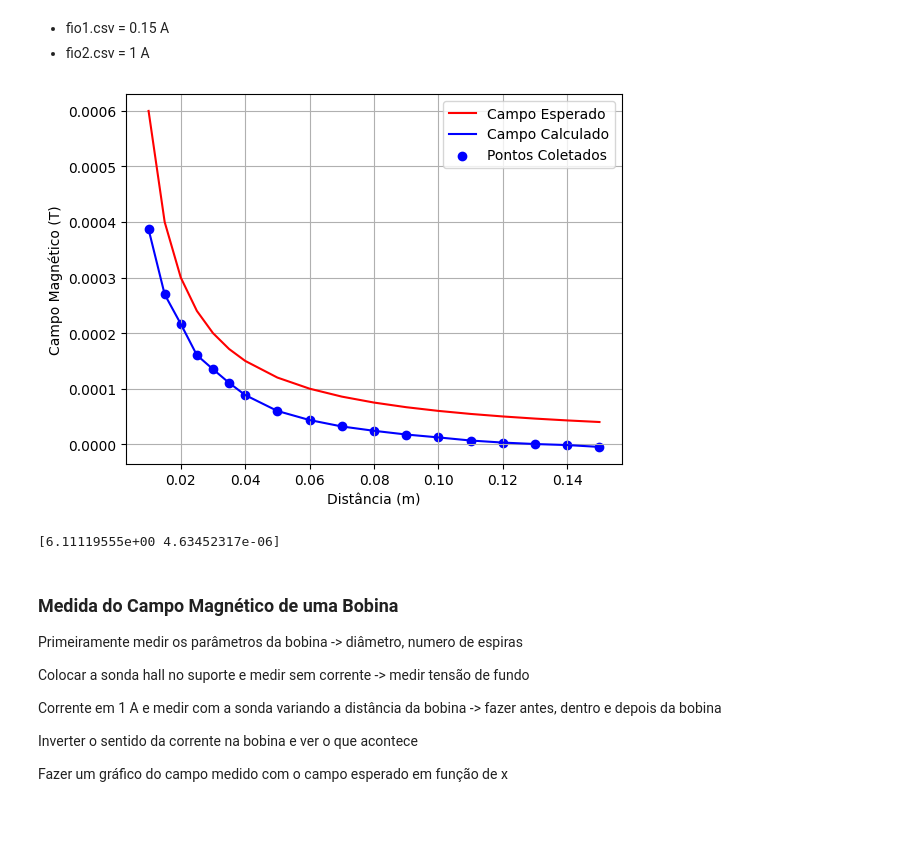
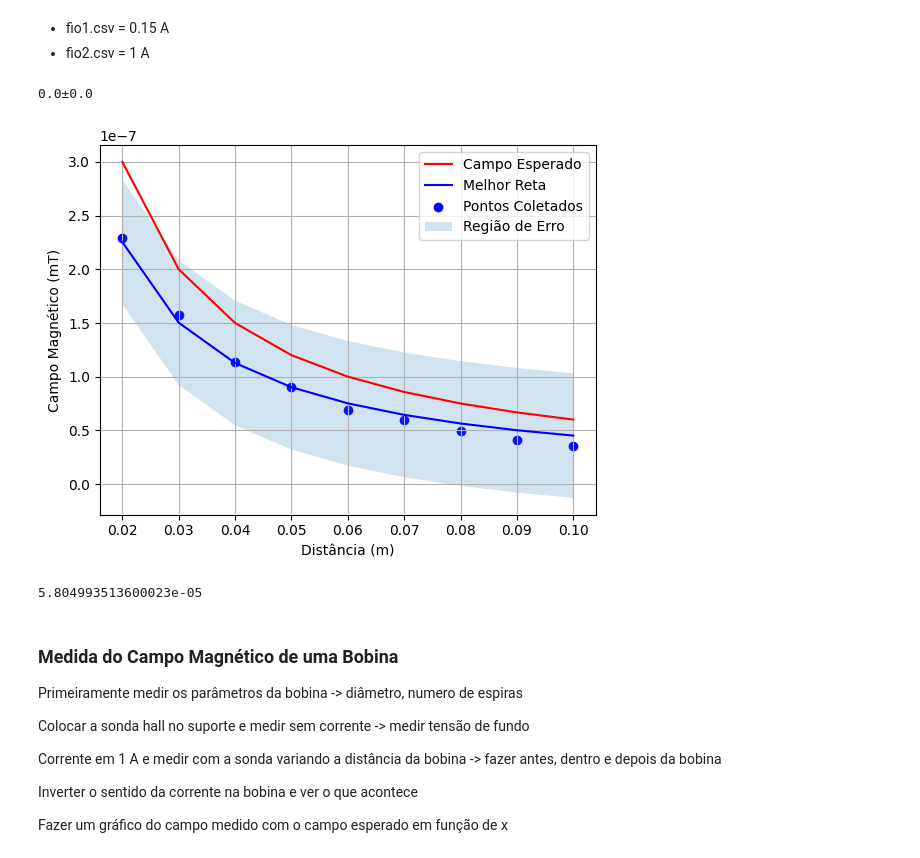
Before and after one commit to Pedropudin/LabFisica-3, a Jupyter notebook: Relatorio4/Magnetostatica/sondaHall.ipynb, the cells around one changed output. Saved outputs shown, nothing was run; the diff lists cells and outputs as text; code cells hidden in the pictures; blank space fills up the shorter version.

```diff
--- a/Relatorio4/Magnetostatica/sondaHall.ipynb
+++ b/Relatorio4/Magnetostatica/sondaHall.ipynb
@@ -127,20 +128,24 @@ voltagem = np.array(list(data.values()))
 # %%
-campoCalculado = [campoSolenoide(espirasSolenoide,i,comprimentoSolenoide,permeabilidadeAr) for i in amperagem]
+campoCalculado = np.array([campoSolenoide(espirasSolenoide,i,comprimentoSolenoide,permeabilidadeAr) for i in amperagem])
 
 param = np.polyfit(voltagem,campoCalculado,1)
 #print(param)
 
 coeficienteHall = param[0]
 coef,erro = get_coefAngular(voltagem,campoCalculado)
+melhorReta = np.array([(param[0]*i + param[1]) for i in voltagem])
 print(f"O Coeficiente é {M((coeficienteHall,erro))}T/V")
+print(np.std([campoCalculado,melhorReta]))
 
 #plt.plot(voltagem,campoCalculado,label='Dados Coletados')
-plt.plot(voltagem,[(param[0]*i + param[1]) for i in voltagem],label=f'Melhor Reta',color='blue')
-plt.scatter(voltagem,campoCalculado,label='Dados Coletados',color='red')
+plt.plot(voltagem,melhorReta*1e-3,label=f'Melhor Reta',color='blue')
+plt.scatter(voltagem,campoCalculado*1e-3,label='Dados Coletados',color='red')
 plt.grid(True)
-plt.xlabel('Voltagem(V)');plt.ylabel('Campo Magnético(T)')
+plt.xlabel('Voltagem(V)');plt.ylabel('Campo Magnético(mT)')
 plt.legend()
 #plt.savefig('Results/calibracao.png')
 plt.show()
+
+EcoeficienteHall = M((coeficienteHall,erro))
 # %% [output]
 O Coeficiente é 0.00372±0.00004 T/V
@@ -147,0 +154,3 @@ O Coeficiente é 0.00372±0.00004 T/V
+# %%
+for i in range(len(amperagem)):
+    print(fr'${amperagem[i]:.2f}$ & ${voltagem[i]:.3f}$ & ${campoCalculado[i]:.5f}$ \\ \hline')
@@ -153,36 +173,49 @@ O Coeficiente é 0.00372±0.00004 T/V
 # %%
 #Dados
 corrente = 1
-#data = get_dados("Data/fio2.csv",factorx=1e-2,factory=-1e-3,fundox=0,fundoy=0.0025)
+data = get_dados("Data/fio2.csv",factorx=1e-2,factory=-1e-3,fundox=0,fundoy=0.0025)
 #data = get_dados("DataJ/fioP.csv",factorx=1e-2,factory=1e-3,fundox=0,fundoy=0)
-data = get_dados("DataJ/fioJ.csv",factorx=1e-2,factory=1e-3,fundox=0.01,fundoy=0.0051)
+#data = get_dados("DataJ/fioJ.csv",factorx=1e-2,factory=1e-3,fundox=0.01,fundoy=0.0051)
 dist = np.array(sorted(data))
 tensao = np.array([data[i] for i in dist])
+
+EcampoEsperado = []
+for z in dist:
+    EcampoEsperado.append(campoFio(M((z,1e-4)),M((corrente,1e-2)),permeabilidadeAr))
+    #print(z)
+
+print(EcampoEsperado[0])
+# %% [output]
+0.0±0.0
 # %%
 campoEsperado = np.array([campoFio(z,corrente,permeabilidadeAr) for z in dist])*30
 campoCalculado = np.array([v*coeficienteHall for v in tensao])
 
 #fittings
 param,_ = curve_fit(campoFio,dist,campoCalculado,p0=[corrente,permeabilidadeAr])
 def campoFioAlt(x,param):
     return campoFio(x,param[0],param[1])
 
+melhorReta = np.array([campoFio(z,param[0],param[1]) for z in dist])
+std = np.std([[campoFio(z,param[0],param[1]) for z in dist],campoCalculado])
+
 #Plotagem
-plt.plot(dist,campoEsperado,label="Campo Esperado",color='red')
-plt.plot(dist,campoCalculado,label="Campo Calculado",color='blue')
-plt.scatter(dist,campoCalculado,label="Pontos Coletados",color="blue")
+plt.plot(dist,campoEsperado*1e-3,label="Campo Esperado",color='red')
+plt.plot(dist,melhorReta*1e-3,label="Melhor Reta",color='blue')
+plt.scatter(dist,campoCalculado*1e-3,label="Pontos Coletados",color="blue")
 #plt.plot(dist,np.array([campoFioAlt(x,param) for x in dist])*1e3,label="Teste")
-plt.xlabel('Distância (m)');plt.ylabel('Campo Magnético (T)')
+plt.fill_between(dist,(melhorReta-std)*1e-3,(melhorReta+std)*1e-3,alpha=0.2,label="Região de Erro")
+plt.xlabel('Distância (m)');plt.ylabel('Campo Magnético (mT)')
 plt.grid(True)
 plt.legend()
-#plt.savefig('Results/campoFioJ.png')
+#plt.errorbar(dist,campoCalculado,xerr=1e-3,yerr=std,color="blue",fmt='o')
+#plt.savefig('Results/campoFio.png')
 plt.show()
+
+print(std)
 # %% [output]
-[figure, old version]
+[figure, new version]
+5.804993513600023e-05
-# %%
-print(param)
-# %% [output]
-[6.11119555e+00 4.63452317e-06]
 # %% [markdown]
 ### Medida do Campo Magnético de uma Bobina
 
```
Also changed, not shown: parts of 11 cells of this notebook, 8 other files.
